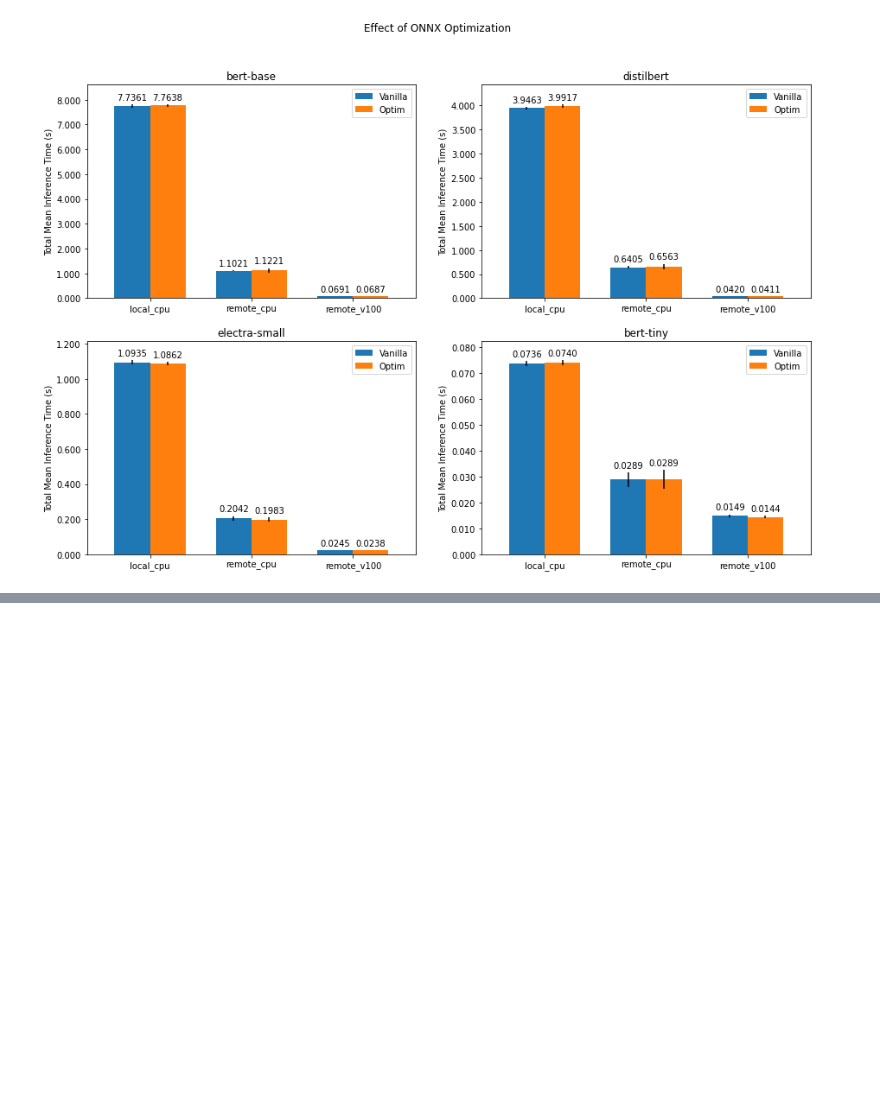
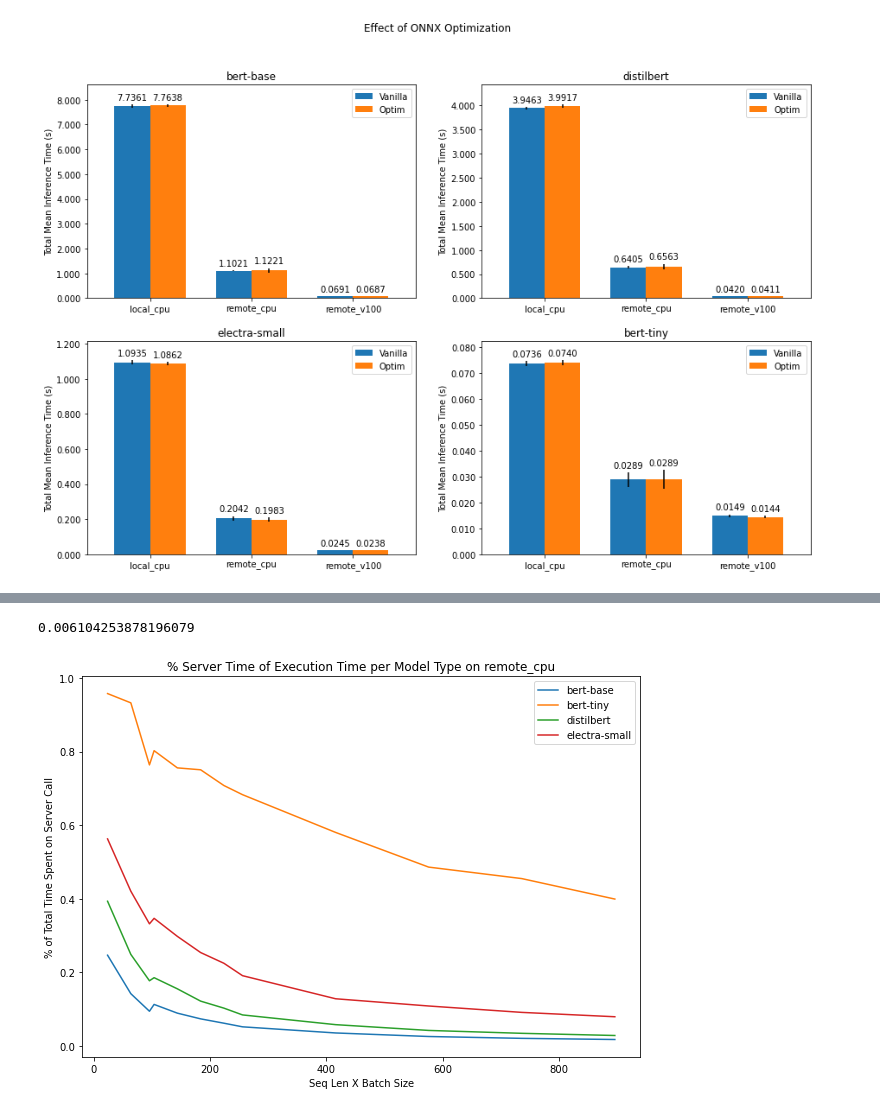
Before and after one commit to kharkarag/practical-transformer-deployment, a Jupyter notebook: Analysis.ipynb, the cells around one changed output, grey strips where cells are left out. Saved outputs shown, nothing was run; the diff lists cells and outputs as text; code cells hidden in the pictures; blank space fills up the shorter version.

```diff
--- a/Analysis.ipynb
+++ b/Analysis.ipynb
@@ -8,3 +14,3 @@ import matplotlib.pyplot as plt
 # %%
-with open('master_results.json') as f:
+with open('master_results_updated.json') as f:
     master_results = json.load(f)
@@ -319,0 +334,3 @@ plot_all_models(master_results_updated, analyze_optim_plot, "Effect of ONNX Opti
+# %%
+with open('master_results_updated.json') as f:
+    data = json.load(f)
@@ -319,0 +391,44 @@ plot_all_models(master_results_updated, analyze_optim_plot, "Effect of ONNX Opti
+# %%
+# Get average server response type per type and per model
+x = []
+for model in np.unique(df['model_type']):
+    df_model = df.loc[df['model_type'] == model]
+    df_model = df_model.loc[df_model['exec'] == 'remote_cpu']
+    aid = df_model.groupby('time_type').mean()
+    x.append(aid['mean']['total_time'] - aid['mean']['local_time'])
+np.mean(x)
+# %% [output]
+0.006104253878196079
+# %%
+# compute % of time due to server per model type
+
+storage = None
+
+for e_type in ['remote_cpu']:#, 'remote_cpu', 'remote_v100']:
+    fig = plt.figure(figsize=(10,7))
+    for ix, model in enumerate(np.unique(df['model_type'])):
+        df_m = df.loc[df['model_type'] == model]
+        df_m = df_m.loc[df_m['exec'] == e_type]
+
+
+        df_m = df_m.loc[df_m['time_type'] == 'total_time']
+        df_m = df_m.loc[df_m['batch_size'] <= 8]
+        df_m['flop'] = df_m['batch_size'] * df_m['seq_len']
+        df_m['perc'] = .005 / df_m['mean']
+        df_m = df_m.loc[df_m['quant'] == 'true']
+
+        zipped_lists = zip(df_m['flop'], df_m['perc'])
+        sorted_pairs = sorted(zipped_lists)
+
+        tuples = zip(*sorted_pairs)
+        df_m['flop'], df_m['perc'] = [ list(tuple) for tuple in  tuples]
+
+        plt.plot(df_m['flop'], df_m['perc'], label=model)
+
+    plt.legend()
+    plt.title('% Server Time of Execution Time per Model Type on '+e_type)
+    plt.ylabel('% of Total Time Spent on Server Call')
+    plt.xlabel('Seq Len X Batch Size')
+    fig.show()
+# %% [output]
+[figure, added]
```
Also changed, not shown: parts of 9 cells of this notebook, 1 other file.
